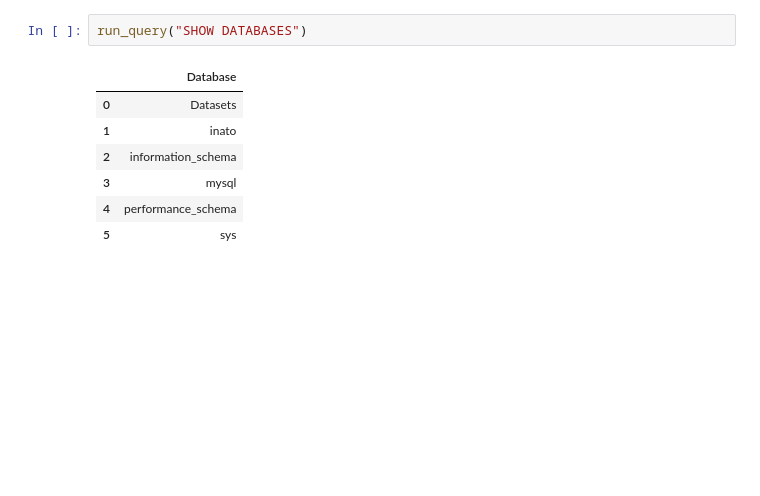
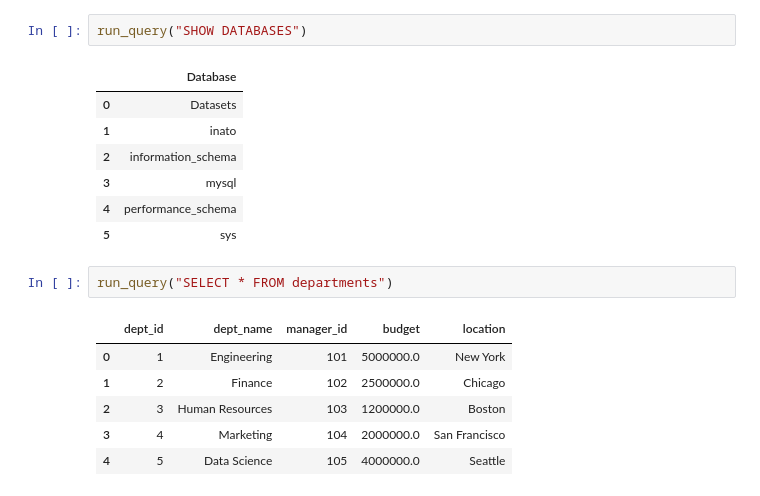
Before and after one commit to Sahil-x-boop/Data_Engineer, a Jupyter notebook: SQL/Day1/begins.ipynb, the cells around one changed output. Drawn from its saved outputs; the diff is of its cells as text; blank space fills up the shorter version.

```diff
--- a/SQL/Day1/begins.ipynb
+++ b/SQL/Day1/begins.ipynb
@@ -33,3 +144,12 @@ run_query("SHOW DATABASES")
 | 3 | mysql |
 | 4 | performance_schema |
 | 5 | sys |
+# %%
+run_query("SELECT * FROM departments")
+# %% [output]
+|  | dept_id | dept_name | manager_id | budget | location |
+| 0 | 1 | Engineering | 101 | 5000000.0 | New York |
+| 1 | 2 | Finance | 102 | 2500000.0 | Chicago |
+| 2 | 3 | Human Resources | 103 | 1200000.0 | Boston |
+| 3 | 4 | Marketing | 104 | 2000000.0 | San Francisco |
+| 4 | 5 | Data Science | 105 | 4000000.0 | Seattle |
```
Also changed, not shown: parts of 32 cells of this notebook.
